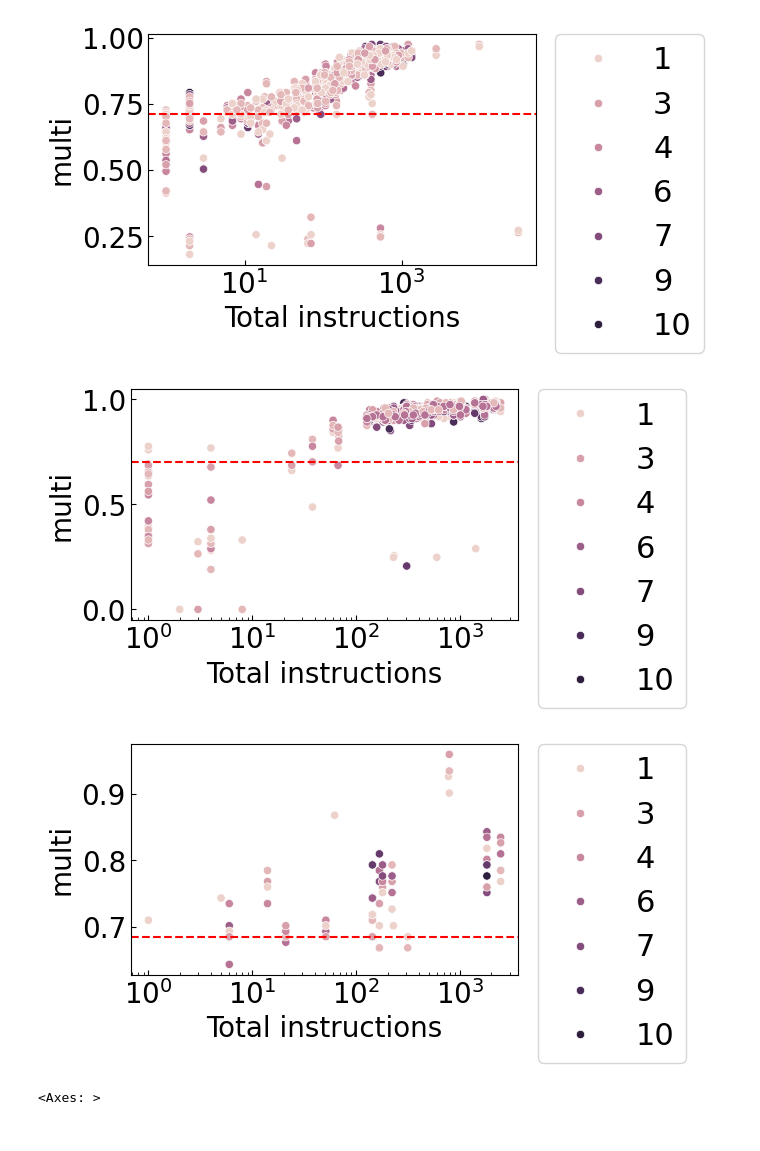
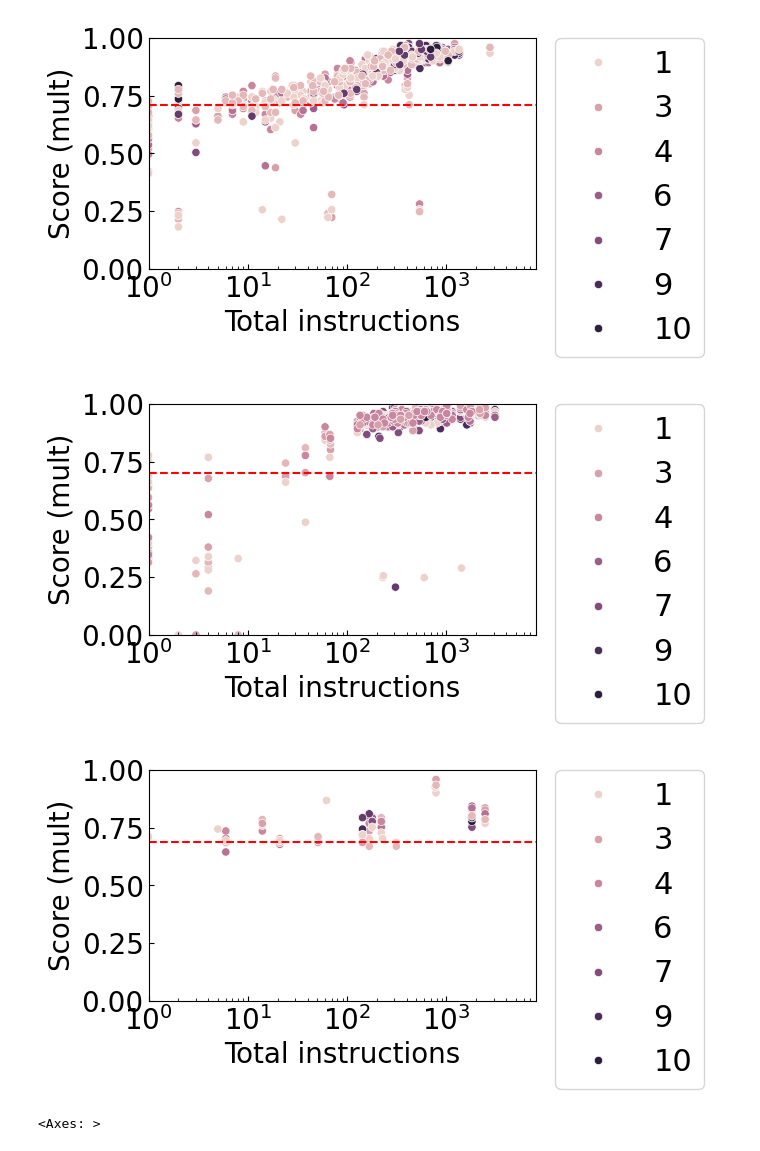
Before and after one commit to KanHatakeyama/Additional-training-Llama2, a Jupyter notebook: bayes/1111anal_optuna.ipynb, the cells around one changed output. Drawn from its saved outputs; the diff is of its cells as text; code cells hidden in the pictures.

```diff
--- a/bayes/1111anal_optuna.ipynb
+++ b/bayes/1111anal_optuna.ipynb
@@ -202,19 +204,22 @@ plt.show()
 # %%
 
 for size in [7,13,70]:
     plt.figure(figsize=(5,3))
     df_size=df[df["model_size"]==size]
     sns.scatterplot(data=df_size,x="Total instructions",y="multi",hue="epoch")
     plt.xscale("log")
     baseline=multi_baseline_dict[size]
     plt.axhline(y=baseline, color='r', linestyle='--')
 
+    plt.ylabel("Score (mult)")
+    plt.xlim(1,8*10**3)
+    plt.ylim(0,1)
 
     plt.legend(bbox_to_anchor=(1.05, 1), loc='upper left', borderaxespad=0, fontsize=22)
 # %% [output]
-[figure, old version]
+[figure, new version]
-[figure, old version]
+[figure, new version]
-[figure, old version]
+[figure, new version]
 # %%
 sns.heatmap(df.corr())
 # %% [output]
```
Also changed, not shown: parts of 5 cells of this notebook, 6 other files.
